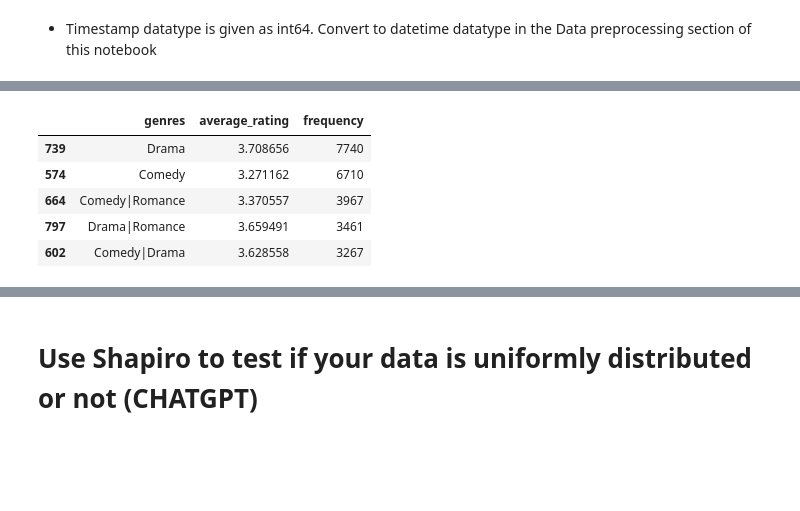
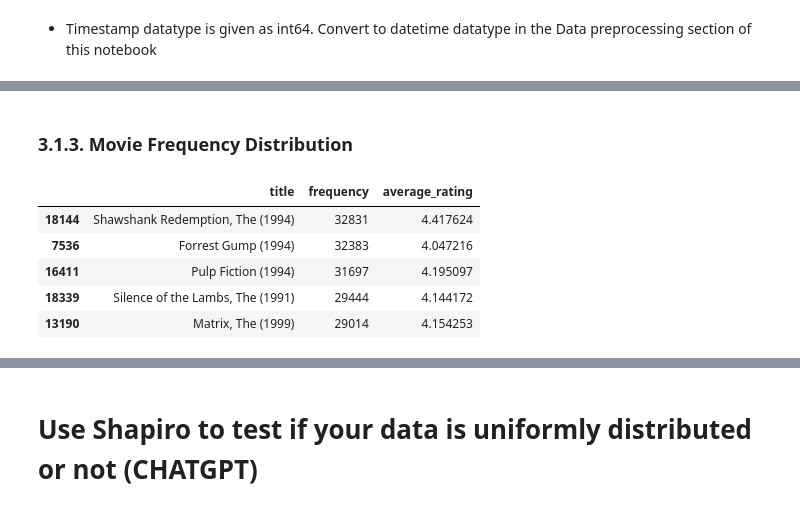
Before and after one commit to JasperZeroes/TeamND2-unsupervised-predict, a Jupyter notebook: TeamND2_notebook.ipynb, the cells around one changed output, grey strips where cells are left out. Saved outputs shown, nothing was run; the diff lists cells and outputs as text; code cells hidden in the pictures; blank space fills up the shorter version.

```diff
--- a/TeamND2_notebook.ipynb
+++ b/TeamND2_notebook.ipynb
@@ -369,0 +376,4 @@ imdb.duplicated().sum()
+# %%
+# Merge the three dataframes
+merged_df = pd.merge(pd.merge(movies, ratings, on='movieId', how='inner'),
+                     imdb, on='movieId', how='inner')
@@ -432,6 +454,0 @@ plt.suptitle('Top 20 users with the least rating frquency', fontsize=15);
-# %%
-# To check for freq of rating by genres, we need to first merge the two dataframes
-merged_df = movies.merge(ratings, on="movieId")
-
-# View merged dataframe
-merged_df.head()
@@ -445,25 +498,24 @@ merged_df.head()
+# %% [markdown]
+### 3.1.3. Movie Frequency Distribution
 # %%
 # Group the data by genres and get the average rating and frequency
-genre_frequency = merged_df.groupby(["genres"]).agg({'rating': ['mean', 'size']})
+movie_frequency = merged_df.groupby(["title"]).agg({'rating': ['size', 'mean']})
 
 # Rename the columns
-genre_frequency.columns = ['average_rating', 'frequency']
+movie_frequency.columns = ['frequency', 'average_rating']
 
 # Move genres from the index to a column
-genre_frequency = genre_frequency.reset_index()
-
-# Rename the genre column
-genre_frequency = genre_frequency.rename(columns={'genres':'genres'})
+movie_frequency = movie_frequency.reset_index()
 
 # sort by descending order
-genre_frequency = genre_frequency.sort_values(by='frequency',ascending=False)
+movie_frequency = movie_frequency.sort_values(by='frequency',ascending=False)
 
-# View the dataframe
-genre_frequency.head()
+# View the top rated movies
+movie_frequency.head()
 # %% [output]
-|  | genres | average_rating | frequency |
-| 739 | Drama | 3.708656 | 7740 |
-| 574 | Comedy | 3.271162 | 6710 |
-| 664 | Comedy|Romance | 3.370557 | 3967 |
-| 797 | Drama|Romance | 3.659491 | 3461 |
-| 602 | Comedy|Drama | 3.628558 | 3267 |
+|  | title | frequency | average_rating |
+| 18144 | Shawshank Redemption, The (1994) | 32831 | 4.417624 |
+| 7536 | Forrest Gump (1994) | 32383 | 4.047216 |
+| 16411 | Pulp Fiction (1994) | 31697 | 4.195097 |
+| 18339 | Silence of the Lambs, The (1991) | 29444 | 4.144172 |
+| 13190 | Matrix, The (1999) | 29014 | 4.154253 |
```
Also changed, not shown: parts of 95 cells of this notebook.
